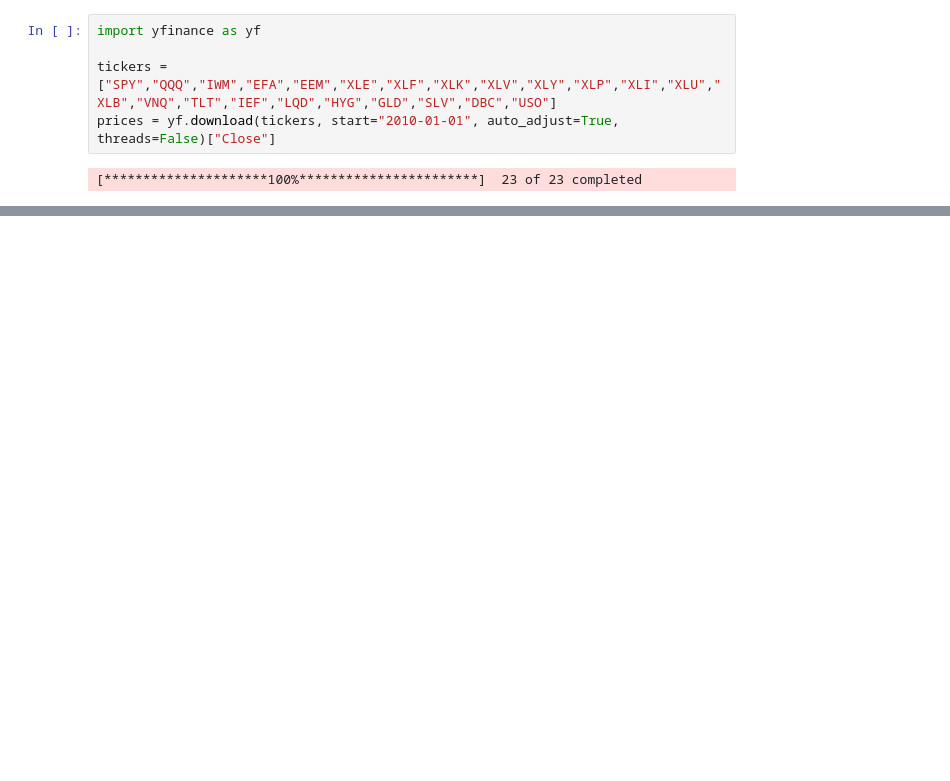
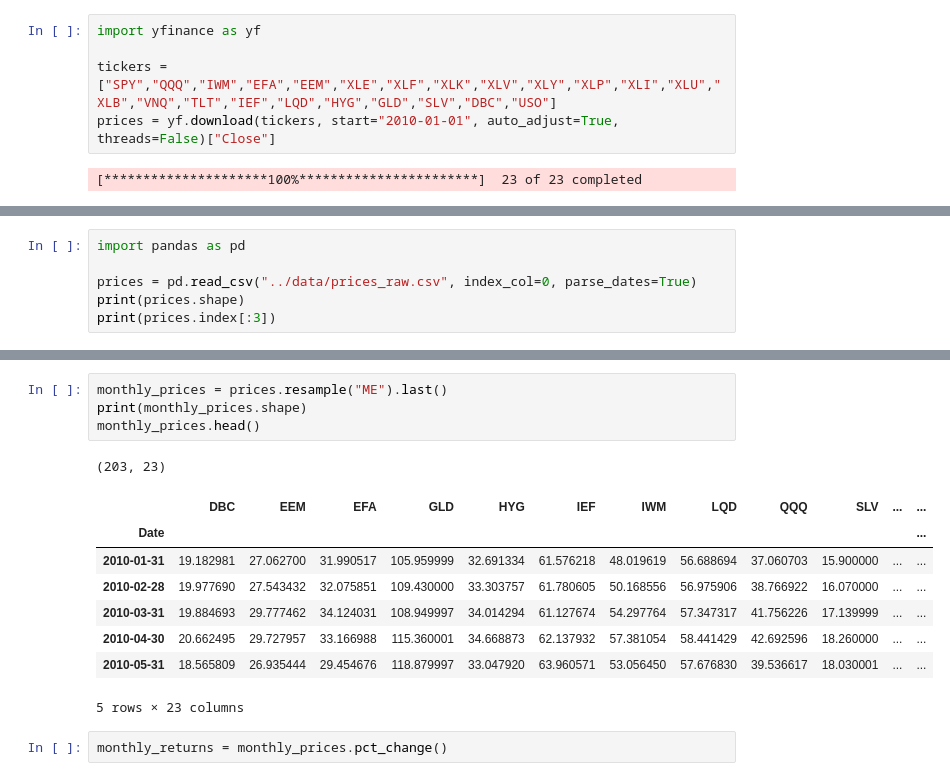
Before and after one commit to aayushthagunna94-spec/etf-momentum, a Jupyter notebook: notebooks/explore1.ipynb, the cells around one changed output, grey strips where cells are left out. Drawn from its saved outputs; the diff is of its cells as text; blank space fills up the shorter version.

Commit message:
Phase 2: monthly returns and exploration

```diff
--- a/notebooks/explore1.ipynb
+++ b/notebooks/explore1.ipynb
@@ -24,0 +200,6 @@ prices
+# %%
+import pandas as pd
+
+prices = pd.read_csv("../data/prices_raw.csv", index_col=0, parse_dates=True)
+print(prices.shape)
+print(prices.index[:3])
@@ -24,0 +225,16 @@ prices
+# %%
+monthly_prices = prices.resample("ME").last()
+print(monthly_prices.shape)
+monthly_prices.head()
+# %% [output]
+(203, 23)
+|  | DBC | EEM | EFA | GLD | HYG | IEF | IWM | LQD | QQQ | SLV | ... | ... |
+| Date |  |  |  |  |  |  |  |  |  |  |  | ... |
+| 2010-01-31 | 19.182981 | 27.062700 | 31.990517 | 105.959999 | 32.691334 | 61.576218 | 48.019619 | 56.688694 | 37.060703 | 15.900000 | ... | ... |
+| 2010-02-28 | 19.977690 | 27.543432 | 32.075851 | 109.430000 | 33.303757 | 61.780605 | 50.168556 | 56.975906 | 38.766922 | 16.070000 | ... | ... |
+| 2010-03-31 | 19.884693 | 29.777462 | 34.124031 | 108.949997 | 34.014294 | 61.127674 | 54.297764 | 57.347317 | 41.756226 | 17.139999 | ... | ... |
+| 2010-04-30 | 20.662495 | 29.727957 | 33.166988 | 115.360001 | 34.668873 | 62.137932 | 57.381054 | 58.441429 | 42.692596 | 18.260000 | ... | ... |
+| 2010-05-31 | 18.565809 | 26.935444 | 29.454676 | 118.879997 | 33.047920 | 63.960571 | 53.056450 | 57.676830 | 39.536617 | 18.030001 | ... | ... |
+5 rows × 23 columns
+# %%
+monthly_returns = monthly_prices.pct_change()
```
Also changed, not shown: parts of 21 cells of this notebook.
